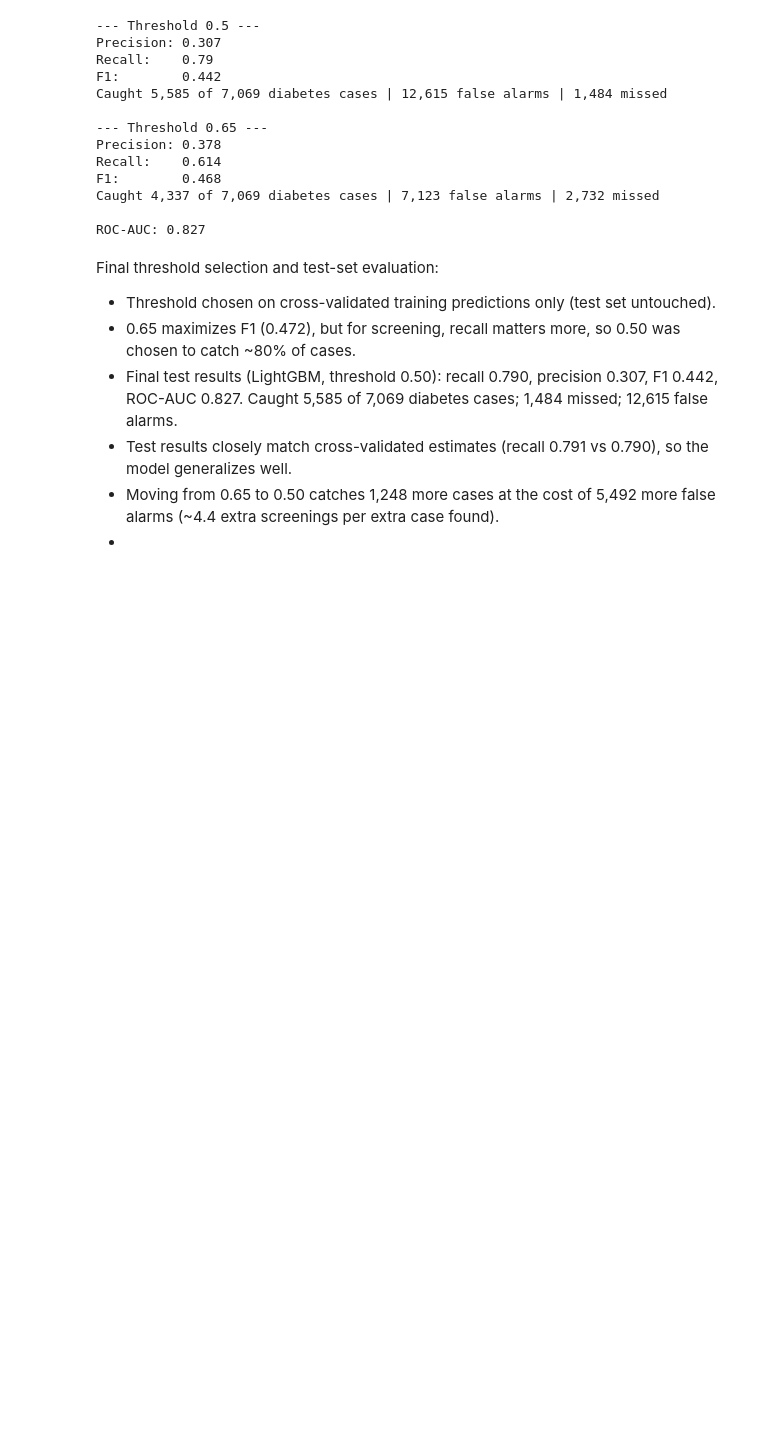
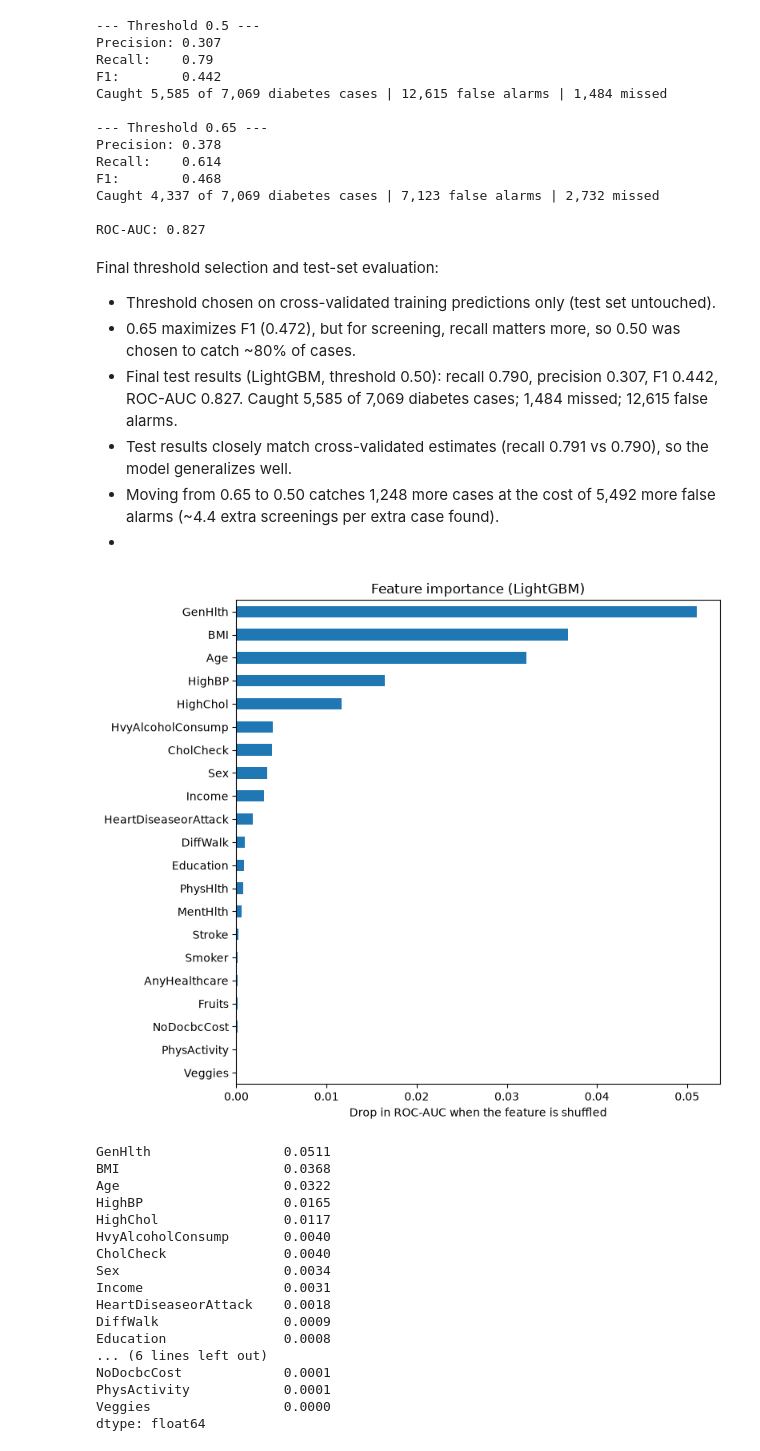
Before and after one commit to anshk4525/diabetes-risk-prediction, a Jupyter notebook: notebooks/02_modeling.ipynb, the cells around one changed output. Drawn from its saved outputs; the diff is of its cells as text; code cells hidden in the pictures; blank space fills up the shorter version.

Commit message:
Add permutation feature importance

```diff
--- a/notebooks/02_modeling.ipynb
+++ b/notebooks/02_modeling.ipynb
@@ -267,3 +267,43 @@ Final threshold selection and test-set evaluation:
 - Test results closely match cross-validated estimates (recall 0.791 vs 0.790), so the model generalizes well.
 - Moving from 0.65 to 0.50 catches 1,248 more cases at the cost of 5,492 more false alarms (~4.4 extra screenings per extra case found).
 -
+# %%
+import matplotlib.pyplot as plt
+from sklearn.inspection import permutation_importance
+
+perm = permutation_importance(
+    lgbm, X_test, y_test,
+    scoring="roc_auc",
+    n_repeats=5,
+    random_state=42,
+    n_jobs=1,
+)
+
+importance = pd.Series(perm.importances_mean, index=X_test.columns).sort_values()
+
+importance.plot(kind="barh", figsize=(8, 7))
+plt.title("Feature importance (LightGBM)")
+plt.xlabel("Drop in ROC-AUC when the feature is shuffled")
+plt.tight_layout()
+plt.show()
+
+importance.sort_values(ascending=False).round(4)
+# %% [output]
+[figure, added]
+GenHlth                 0.0511
+BMI                     0.0368
+Age                     0.0322
+HighBP                  0.0165
+HighChol                0.0117
+HvyAlcoholConsump       0.0040
+CholCheck               0.0040
+Sex                     0.0034
+Income                  0.0031
+HeartDiseaseorAttack    0.0018
+DiffWalk                0.0009
+Education               0.0008
+... (6 lines left out)
+NoDocbcCost             0.0001
+PhysActivity            0.0001
+Veggies                 0.0000
+dtype: float64
```
Also changed, not shown: parts of 1 cell of this notebook.
